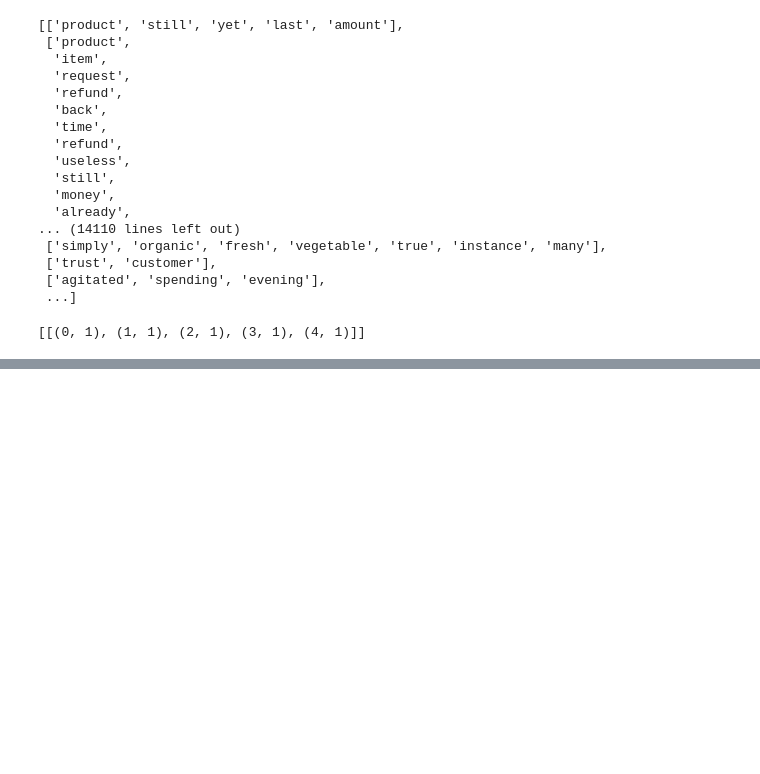
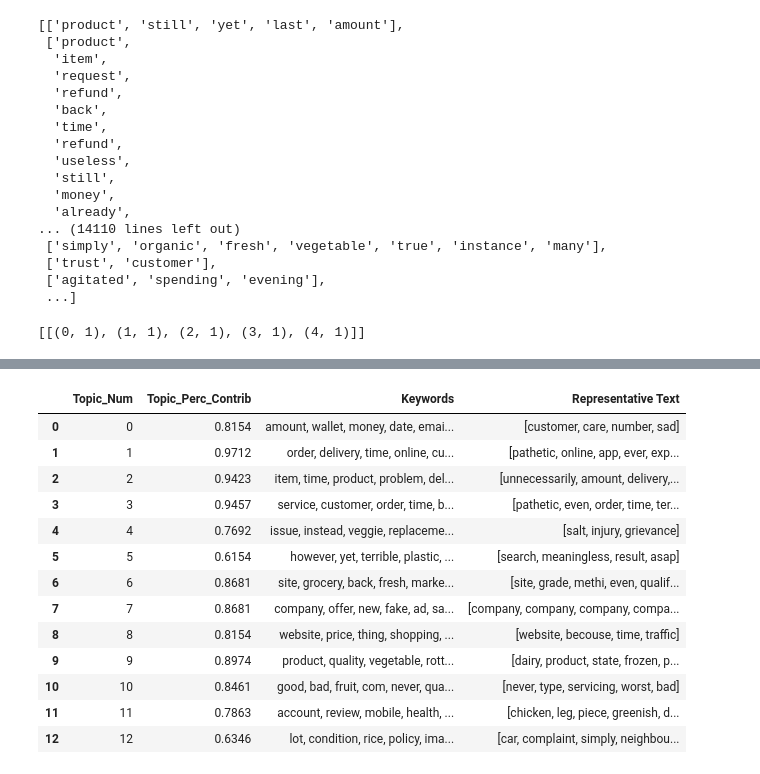
Before and after one commit to fpm17006/Debasmita-Dey, a Jupyter notebook: Quick_Commerce.ipynb, the cells around one changed output, grey strips where cells are left out. Cells and saved outputs as stored; diff of their text form; code cells hidden in the pictures; blank space fills up the shorter version.

```diff
--- a/Quick_Commerce.ipynb
+++ b/Quick_Commerce.ipynb
@@ -257,2 +254,19 @@ sent_topics_sorteddf_mallet.head(20)
 
 sent_topics_sorteddf_mallet.to_csv("Negative 13_25_April_24.csv")
+# %%
+sent_topics_sorteddf_mallet.head(13)
+# %% [output]
+|  | Topic_Num | Topic_Perc_Contrib | Keywords | Representative Text |
+| 0 | 0 | 0.8154 | amount, wallet, money, date, emai... | [customer, care, number, sad] |
+| 1 | 1 | 0.9712 | order, delivery, time, online, cu... | [pathetic, online, app, ever, exp... |
+| 2 | 2 | 0.9423 | item, time, product, problem, del... | [unnecessarily, amount, delivery,... |
+| 3 | 3 | 0.9457 | service, customer, order, time, b... | [pathetic, even, order, time, ter... |
+| 4 | 4 | 0.7692 | issue, instead, veggie, replaceme... | [salt, injury, grievance] |
+| 5 | 5 | 0.6154 | however, yet, terrible, plastic, ... | [search, meaningless, result, asap] |
+| 6 | 6 | 0.8681 | site, grocery, back, fresh, marke... | [site, grade, methi, even, qualif... |
+| 7 | 7 | 0.8681 | company, offer, new, fake, ad, sa... | [company, company, company, compa... |
+| 8 | 8 | 0.8154 | website, price, thing, shopping, ... | [website, becouse, time, traffic] |
+| 9 | 9 | 0.8974 | product, quality, vegetable, rott... | [dairy, product, state, frozen, p... |
+| 10 | 10 | 0.8461 | good, bad, fruit, com, never, qua... | [never, type, servicing, worst, bad] |
+| 11 | 11 | 0.7863 | account, review, mobile, health, ... | [chicken, leg, piece, greenish, d... |
+| 12 | 12 | 0.6346 | lot, condition, rice, policy, ima... | [car, complaint, simply, neighbou... |
```
Also changed, not shown: parts of 7 cells of this notebook.
